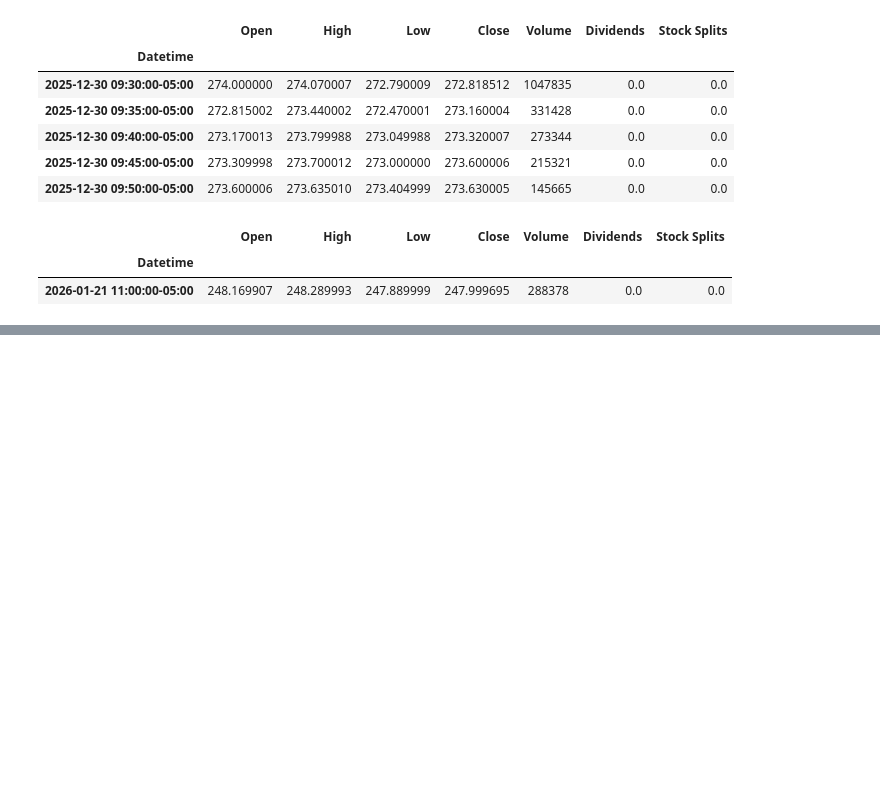
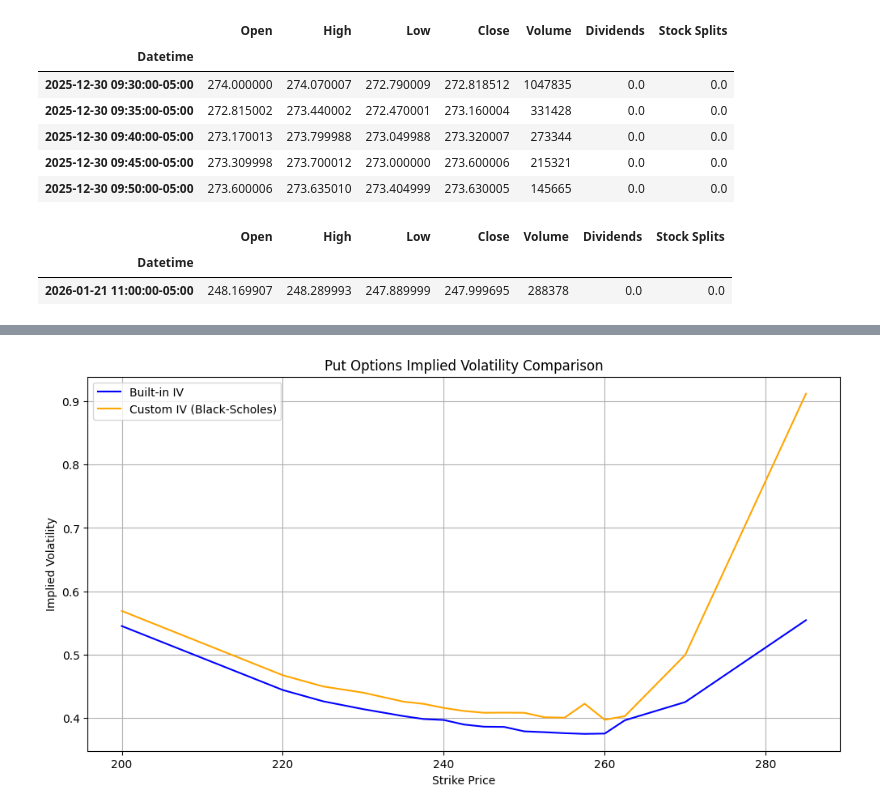
Before and after one commit to Starkl7/Options_analysis, a Jupyter notebook: check_vol.ipynb, the cells around one changed output, grey strips where cells are left out. Drawn from its saved outputs; the diff is of its cells as text; code cells hidden in the pictures; blank space fills up the shorter version.

```diff
--- a/check_vol.ipynb
+++ b/check_vol.ipynb
@@ -114,0 +152,4 @@ plt.show()
+# %%
+display_iv_comparison(options_data_puts, 'impliedVolatility', 'implied_vol_bs', 'Put Options Implied Volatility Comparison')
+# %% [output]
+[figure, added]
```
Also changed, not shown: parts of 16 cells of this notebook.
